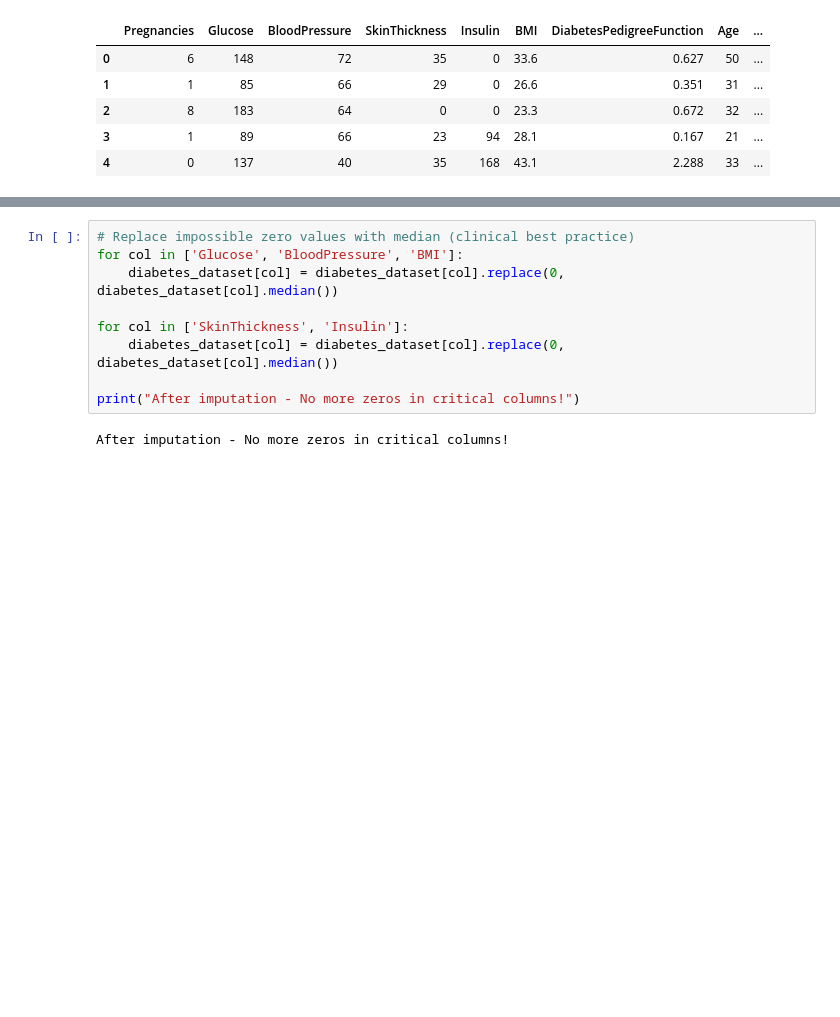
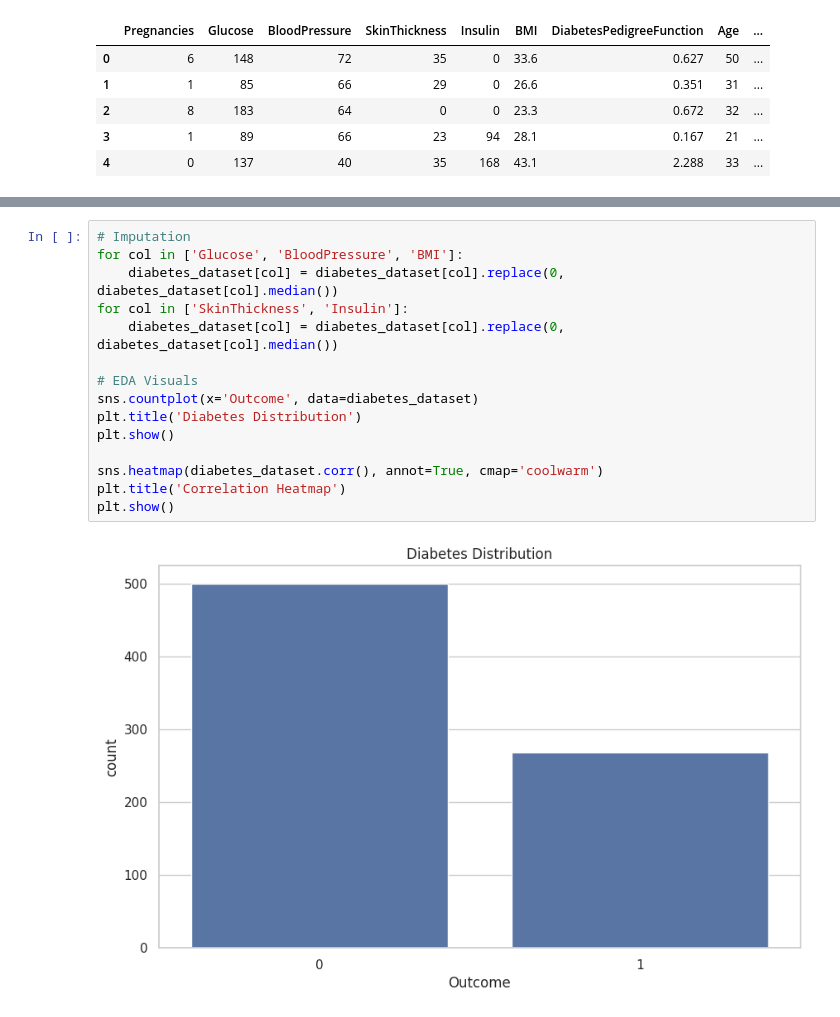
Before and after one commit to VISHAL-1-3/Diabetes-Prediction, a Jupyter notebook: Diabetes_Prediction.ipynb, the cells around one changed output, grey strips where cells are left out. Drawn from its saved outputs; the diff is of its cells as text; blank space fills up the shorter version.

```diff
--- a/Diabetes_Prediction.ipynb
+++ b/Diabetes_Prediction.ipynb
@@ -107,11 +83,17 @@ plt.show()
 # %%
-# Replace impossible zero values with median (clinical best practice)
+# Imputation
 for col in ['Glucose', 'BloodPressure', 'BMI']:
     diabetes_dataset[col] = diabetes_dataset[col].replace(0, diabetes_dataset[col].median())
-
 for col in ['SkinThickness', 'Insulin']:
     diabetes_dataset[col] = diabetes_dataset[col].replace(0, diabetes_dataset[col].median())
 
-print("After imputation - No more zeros in critical columns!")
+# EDA Visuals
+sns.countplot(x='Outcome', data=diabetes_dataset)
+plt.title('Diabetes Distribution')
+plt.show()
+
+sns.heatmap(diabetes_dataset.corr(), annot=True, cmap='coolwarm')
+plt.title('Correlation Heatmap')
+plt.show()
 # %% [output]
-After imputation - No more zeros in critical columns!
+[figure, added]
```
Also changed, not shown: parts of 12 cells of this notebook.
